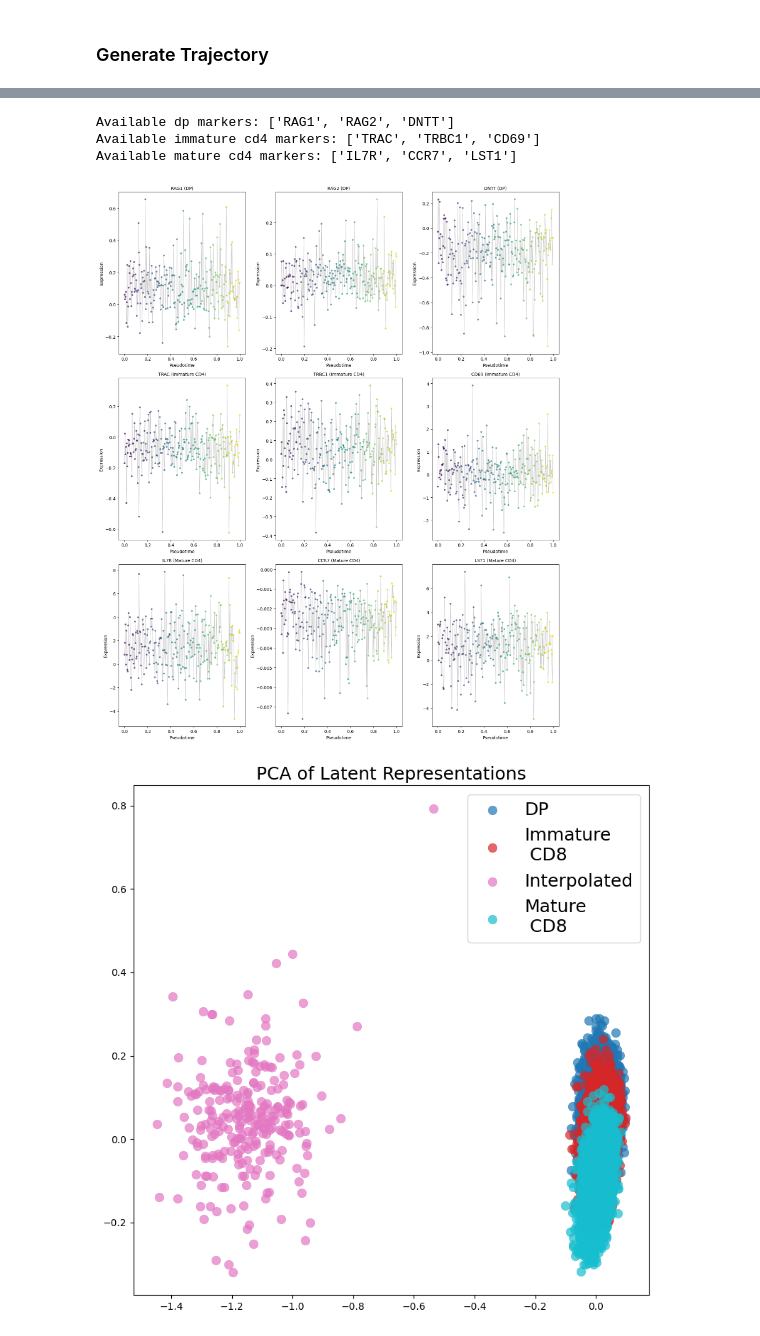
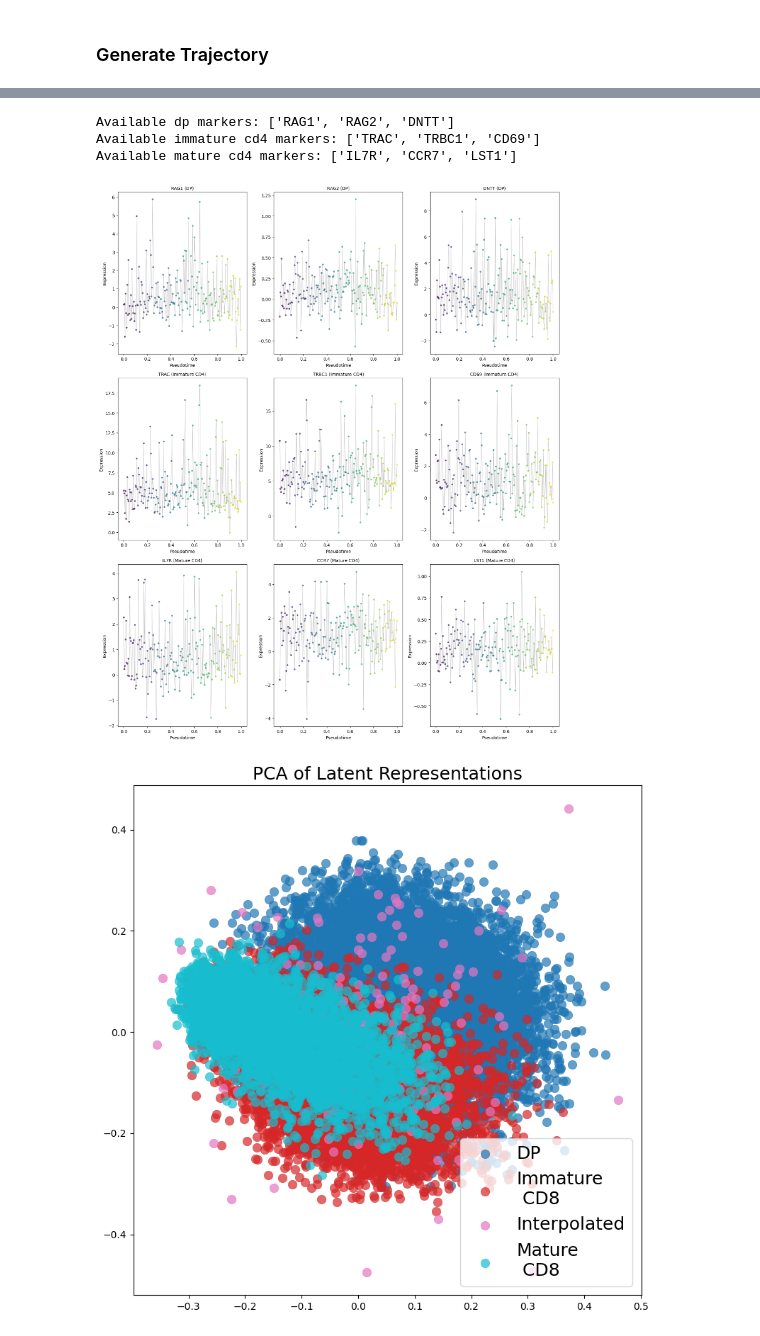
Before and after one commit to SamiaShashmi/fm-project, a Jupyter notebook: scripts/scdiff_thymocyte.ipynb, the cells around one changed output, grey strips where cells are left out. Cells and saved outputs as stored; diff of their text form; code cells hidden in the pictures.

```diff
--- a/scripts/scdiff_thymocyte.ipynb
+++ b/scripts/scdiff_thymocyte.ipynb
@@ -1021,6 +242,25 @@ Z_interp = data["cell_gen"]
+# %%
+Z_list = []
+step_list = []
+
+for i, path in enumerate(paths):
+    d = np.load(path)
+    z_i = d["cell_gen"]
+    Z_list.append(z_i)
+    step_list.append(np.full(z_i.shape[0], i, dtype=int))
+
+Z = np.vstack(Z_list)
+steps = np.concatenate(step_list)
+# %%
+N_target = 200
+N_total = Z.shape[0]
+
+idx = np.linspace(0, N_total - 1, N_target).astype(int)
+
+Z = Z[idx]
 # %%
 with torch.no_grad():
-    z_t = torch.tensor(Z_interp, dtype=torch.float32, device=device)
+    z_t = torch.tensor(Z, dtype=torch.float32, device=device)
 
     X_syn = model.decoder(z_t)
 
@@ -1066,7 +306,7 @@ if available_dp or available_immature_cd4 or available_mature_cd4:
     fig, axes = plt.subplots(n_rows, n_cols, figsize=(5*n_cols, 6*n_rows))
     axes = axes.flatten() if n_markers > 1 else [axes]
 
-    pseudotime = np.linspace(0,1,256)
+    pseudotime = np.linspace(0,1,len(X_syn))
 
     plot_idx = 0
     for gene in available_dp:
@@ -1116,40 +356,40 @@ else:
 Available dp markers: ['RAG1', 'RAG2', 'DNTT']
 Available immature cd4 markers: ['TRAC', 'TRBC1', 'CD69']
 Available mature cd4 markers: ['IL7R', 'CCR7', 'LST1']
-[figure, old version]
+[figure, new version]
 # %%
 original_labels = adata.obs['cell_type'].values
 interpolated_labels = np.array(['Interpolated'] * len(adata_interpolated_cells))
 
-combined_latent = np.vstack([X_latent, Z_interp])
+combined_latent = np.vstack([X_latent, Z])
 combined_labels = np.concatenate([original_labels, interpolated_labels])
 
 pca = PCA(n_components=2, random_state=42)
 latent_pca = pca.fit_transform(combined_latent)
 
 
 unique_labels = np.unique(combined_labels)
 
 unique_colors = plt.cm.tab10(np.linspace(0, 1, len(unique_labels)))
 palette = {label: unique_colors[i] for i, label in enumerate(unique_labels)}
 # figsize
 plt.figure(figsize=(8,8))
 for i, label in enumerate(unique_labels):
     mask = combined_labels == label
     plt.scatter(
         latent_pca[mask, 0],
         latent_pca[mask, 1],
         color=palette[label],
         label=label,
         alpha=0.7,
         s=50 if label == 'interpolated' else 80,
         #edgecolors='w',
         linewidths=0.5
     )
 
 plt.title('PCA of Latent Representations', fontsize=18)
 plt.legend(fontsize=18)
 plt.tight_layout()
 # %% [output]
-[figure, old version]
+[figure, new version]
 # %%
```
Also changed, not shown: parts of 23 cells of this notebook, 16 other files.
